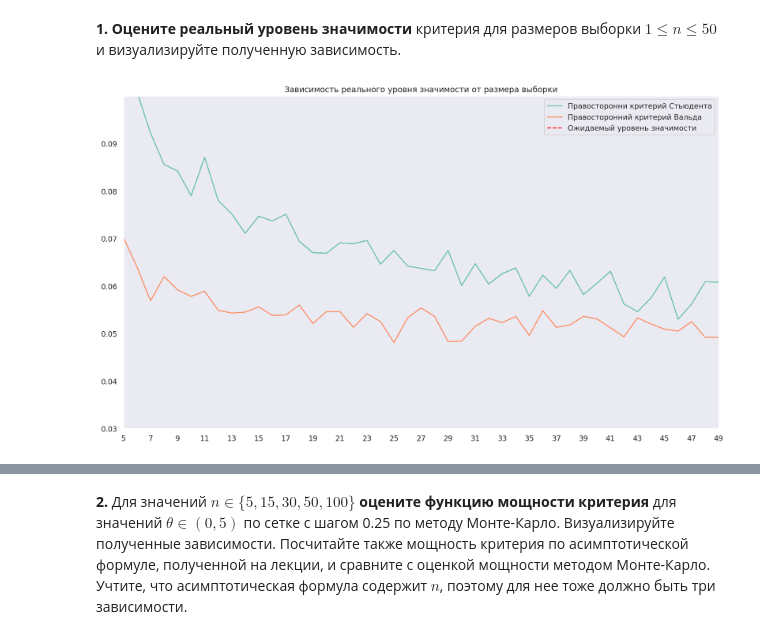
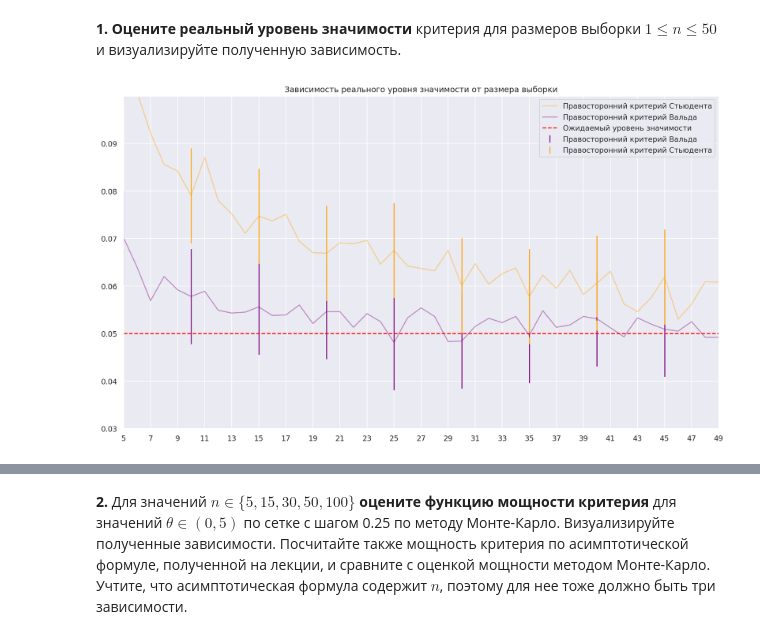
Before and after one commit to ShmakovVladimir/MLfirstSteps, a Jupyter notebook: seminar_6/hw6.ipynb, the cells around one changed output, grey strips where cells are left out. Saved outputs shown, nothing was run; the diff lists cells and outputs as text; code cells hidden in the pictures.

```diff
--- a/seminar_6/hw6.ipynb
+++ b/seminar_6/hw6.ipynb
@@ -50,7 +50,7 @@ import seaborn as sns
 import pandas as pd
 import typing as tp
 
-sns.set(palette = 'Set2')
+# sns.set(palette = 'Set2')
 # %% [markdown]
 ### <b><i><font color="blue">Легкая часть</font></i></b>
 ### Задача 1
@@ -478,22 +485,24 @@ def student_test_right_alternative(sample: np.ndarray, alpha:float = 0.05):
     statistics = np.sqrt(n - 1) * np.mean(sample) / np.var(sample)
     left = np.mean(sample) - critical_value * np.var(sample) / np.sqrt(n - 1)
     right = np.inf
+    p_value = sps.norm.sf(statistics)
     result = {
         "statistics": statistics,
         "critical_value": critical_value,
         "H0": statistics < critical_value,
         "left": left,
-        "rigth": right
+        "rigth": right,
+        "p_value": p_value
     }
     return result
 # %% [markdown]
 Сгенерируем выборку размера $n = 200$ при различных значениях $a$, посмотрим что получится
 # %%
 sample_size = 200
-a_values = [0, 1e-1, 1e-2, 0.4, 2, 30]
+a_values = [0, 1e-1, 1e-2, 0.4, 2]
 
 for a in a_values:
-    for var in (np.random.rand(3) * 20).astype(np.int64):
+    for var in 1 + (np.random.rand(3) * 10).astype(np.int64):
         sample = sps.norm(loc = a, scale = var).rvs(size = sample_size)
         myResult = student_test_right_alternative(sample)
         scipyResult = sps.ttest_1samp(sample, popmean = 0, alternative = 'greater')
@@ -501,8 +510,9 @@ for a in a_values:
         print("-" * 30)
         print(f"Значение a: {a}")
         print(f"H0: {myResult['H0']}")
-        print("Смогу ли я написать scipy: " + str(np.abs(myResult['statistics'] - scipyResult.statistic) > 1e-3))
-        print("Смогу ли я написать scipy: " + str(np.abs(myResult['left'] - scipyInterval.low) > 1e-3))
+        print("Смогу ли я написать scipy: " + str(np.abs(myResult['statistics'] - scipyResult.statistic) > 1e-2))
+        print("Смогу ли я написать scipy: " + str(np.abs(myResult['left'] - scipyInterval.low) > 1e-2))
+        print("Смогу ли я написать scipy: " + str(np.abs(myResult['p_value'] - scipyResult.pvalue) > 1e-2))
 # %% [output]
 ------------------------------
 Значение a: 0
@@ -593,18 +603,41 @@ levels_t = [signifitance_level_t(distribution_generator = sps.norm(loc = loc, sc
 # %%
 plt.figure(figsize = (16, 9), dpi = 150)
 
 
-plt.plot(sizes, levels_t, label = 'Правосторонни критерий Стьюдента')
-plt.plot(sizes, levels_wald, label = 'Правосторонний критерий Вальда')
-plt.axvline(0.05, label = 'Ожидаемый уровень значимости', color = 'red', linestyle = '--')
+plt.plot(sizes,
+         levels_t,
+         label = 'Правосторонний критерий Стьюдента',
+         color = 'orange',
+         alpha = 0.4)
+plt.plot(sizes,
+         levels_wald,
+         label = 'Правосторонний критерий Вальда',
+         color = 'purple',
+         alpha = 0.4)
+
+plt.errorbar(sizes[::5],
+         levels_wald[::5],
+         label = 'Правосторонний критерий Вальда',
+         color = 'purple',
+         fmt = '|',
+         yerr = [0.01 for _ in sizes[::5]])
+
+plt.errorbar(sizes[::5],
+         levels_t[::5],
+         label = 'Правосторонний критерий Стьюдента',
+         color = 'orange',
+         fmt = '|',
+         yerr = [0.01 for _ in levels_t[::5]])
+
+
+plt.axhline(0.05, label = 'Ожидаемый уровень значимости', color = 'red', linestyle = '--')
 
 plt.xticks(sizes[::2])
 plt.yticks(np.arange(0, 0.1, 0.01))
-plt.grid()
 plt.ylim(0.03, 0.1)
 plt.xlim(min(sizes), max(sizes))
 plt.title("Зависимость реального уровня значимости от размера выборки")
 plt.legend();
 # %% [output]
-[figure, old version]
+[figure, new version]
 # %% [markdown]
```
Also changed, not shown: parts of 5 cells of this notebook, 2 other files.
